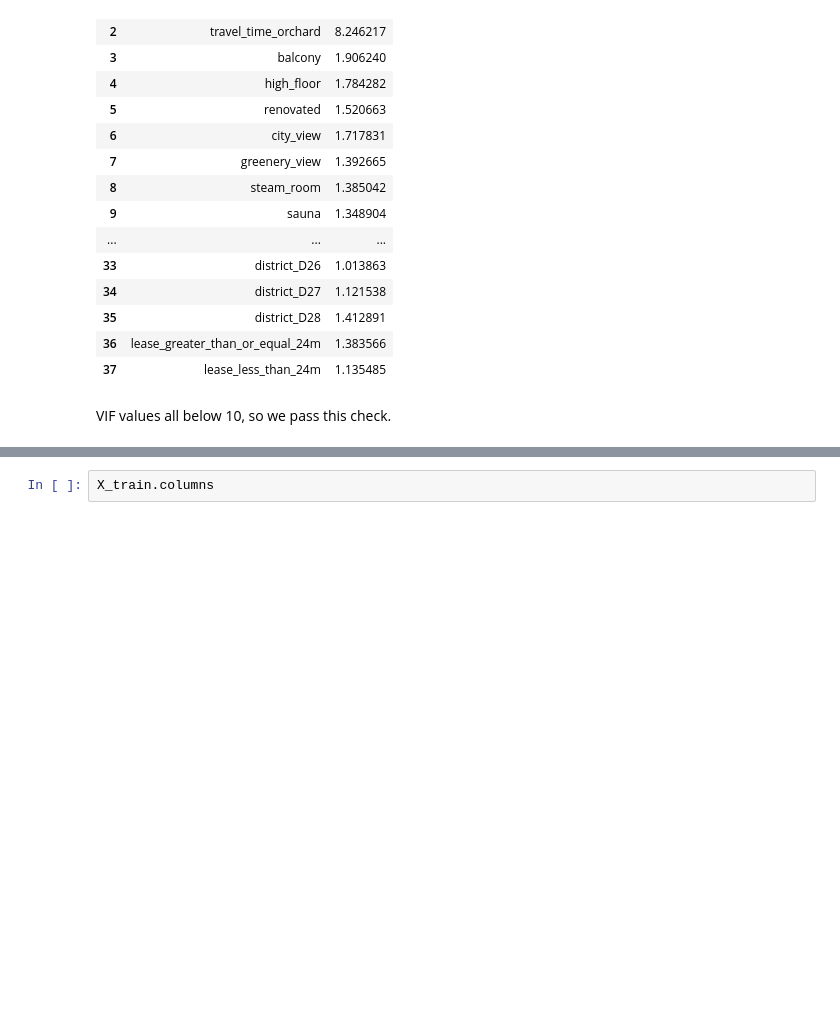
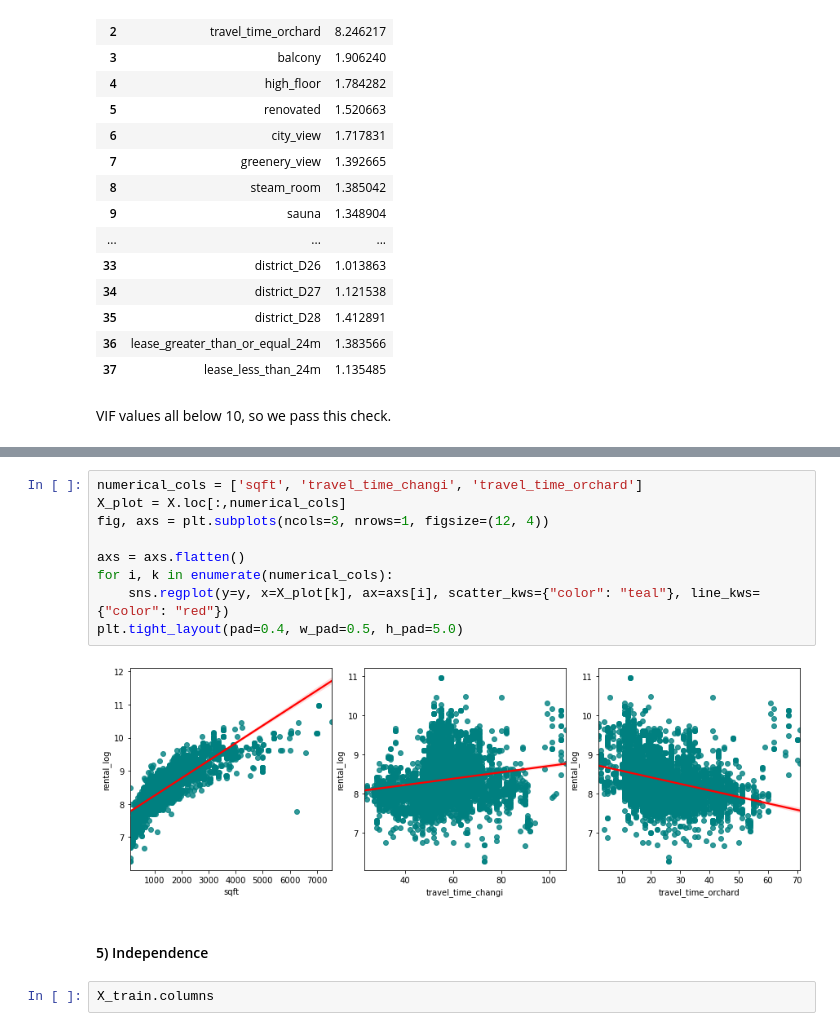
Before and after one commit to kennethleungty/Singapore-Condo-Rental-Market-Analysis, a Jupyter notebook: Part 3 - Rental Price Prediction.ipynb, the cells around one changed output, grey strips where cells are left out. Saved outputs shown, nothing was run; the diff lists cells and outputs as text; blank space fills up the shorter version.

```diff
--- a/Part 3 - Rental Price Prediction.ipynb
+++ b/Part 3 - Rental Price Prediction.ipynb
@@ -247,3 +261,16 @@ VIF values all below 10, so we pass this check.
+# %%
+numerical_cols = ['sqft', 'travel_time_changi', 'travel_time_orchard']
+X_plot = X.loc[:,numerical_cols]
+fig, axs = plt.subplots(ncols=3, nrows=1, figsize=(12, 4))
+
+axs = axs.flatten()
+for i, k in enumerate(numerical_cols):
+    sns.regplot(y=y, x=X_plot[k], ax=axs[i], scatter_kws={"color": "teal"}, line_kws={"color": "red"})
+plt.tight_layout(pad=0.4, w_pad=0.5, h_pad=5.0)
+# %% [output]
+[figure, added]
+# %% [markdown]
+#### 5) Independence
 # %%
 X_train.columns
 # %% [output]
```
Also changed, not shown: parts of 4 cells of this notebook.
